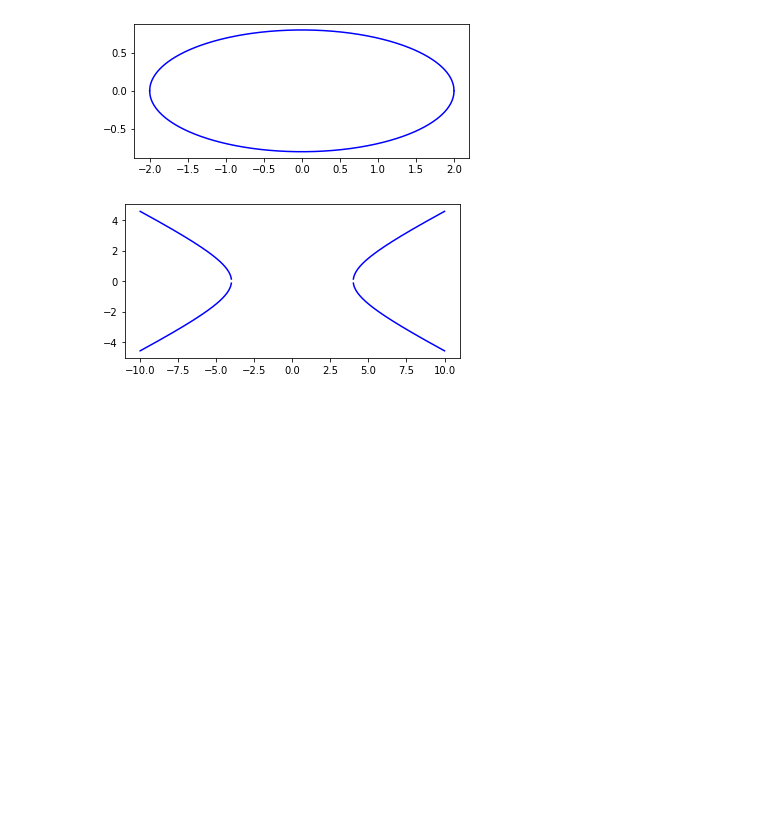
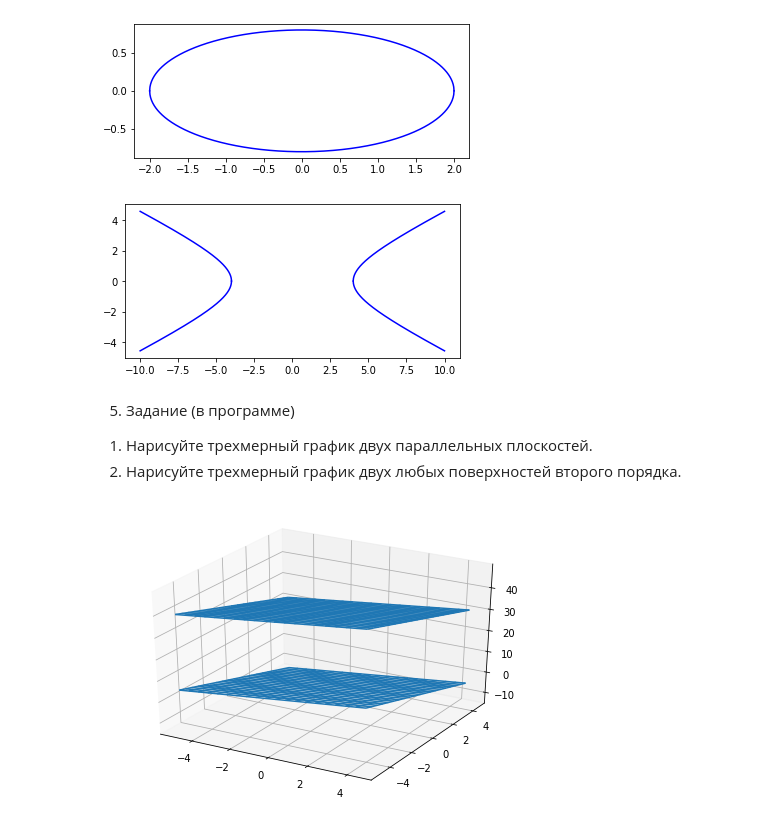
Before and after one commit to olightnn/geekbrains, a Jupyter notebook: Matematica/math_3_1.ipynb, the cells around one changed output. Cells and saved outputs as stored; diff of their text form; code cells hidden in the pictures; blank space fills up the shorter version.

Commit message:
Задание 3.1

```diff
--- a/Matematica/math_3_1.ipynb
+++ b/Matematica/math_3_1.ipynb
@@ -73,3 +77,22 @@ plt.plot(x, -y, 'b')
 plt.gca().set_aspect('equal')
 # %% [output]
 [figure]
+# %% [markdown]
+5. Задание (в программе)
+1)	Нарисуйте трехмерный график двух параллельных плоскостей.
+2)	Нарисуйте трехмерный график двух любых поверхностей второго порядка.
+# %%
+from pylab import *
+from mpl_toolkits.mplot3d import Axes3D
+fig = figure()
+ax = Axes3D(fig)
+X = np.arange(-5, 5, 0.5)
+Y = np.arange(-5, 5, 0.5)
+X, Y = np.meshgrid(X, Y)
+Z1 = X - 2*Y
+Z2 = X - 2*Y + 35
+ax.plot_wireframe(X, Y, Z1)
+ax.plot_wireframe(X, Y, Z2)
+show()
+# %% [output]
+[figure, added]
```
Also changed, not shown: parts of 2 cells of this notebook.
